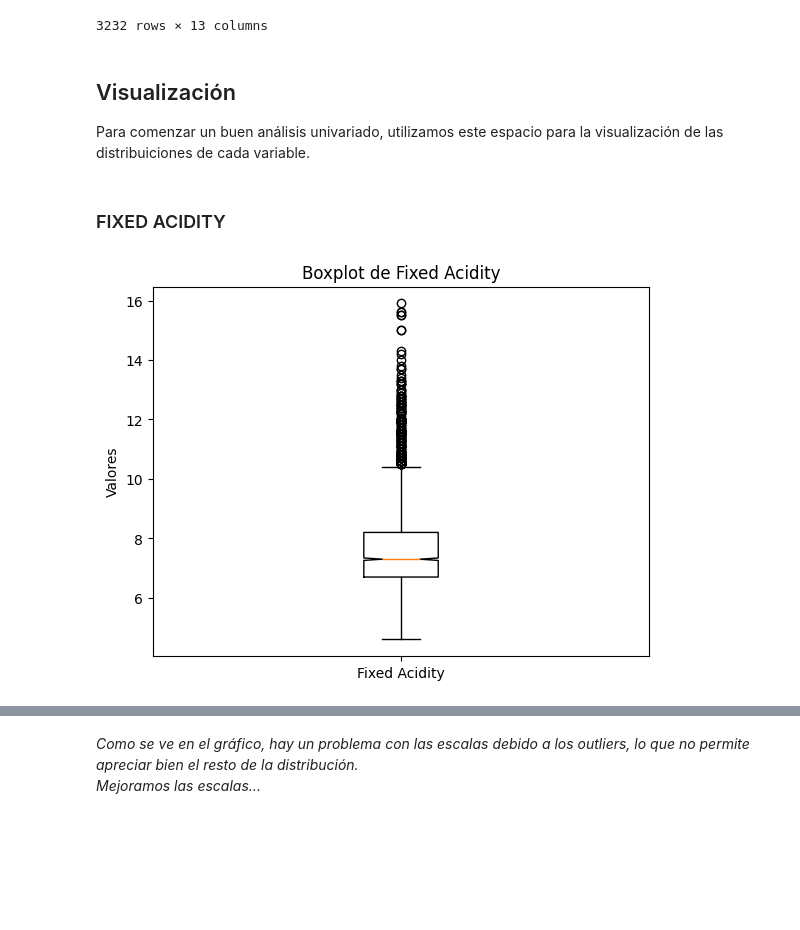
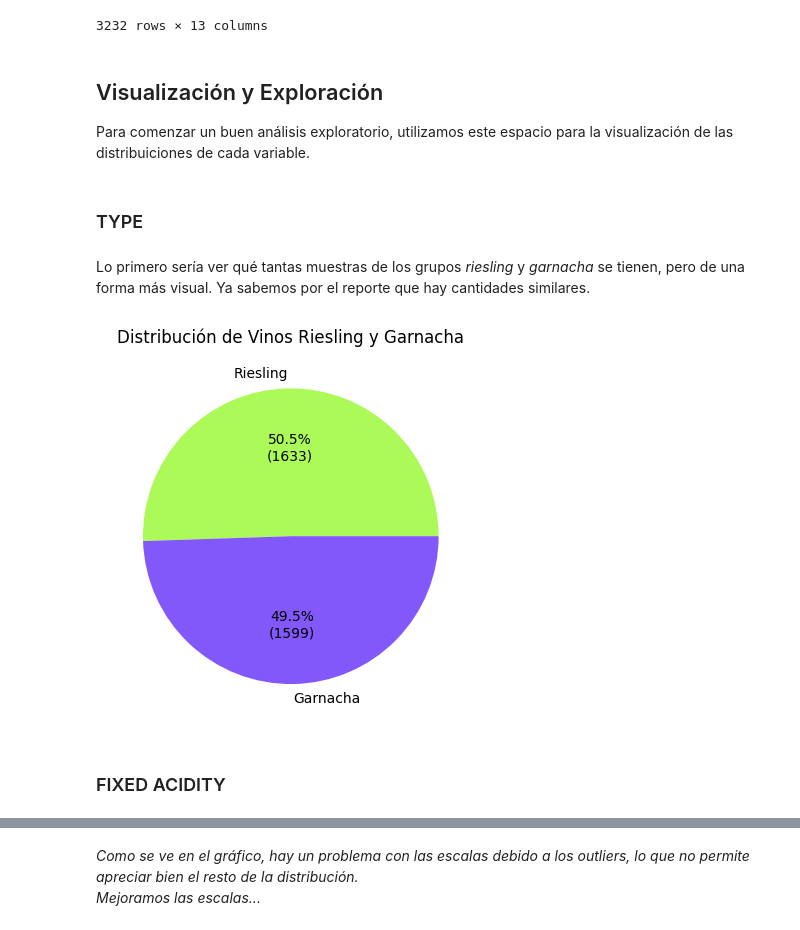
Before and after one commit to Matias914/Wine-Quality-Analysis, a Jupyter notebook: notebook_tpe.ipynb, the cells around one changed output, grey strips where cells are left out. Cells and saved outputs as stored; diff of their text form; code cells hidden in the pictures; blank space fills up the shorter version.

```diff
--- a/notebook_tpe.ipynb
+++ b/notebook_tpe.ipynb
@@ -581,19 +581,34 @@ preprocessed_ds
 | 3231 | 6.0 | 0.310 | 0.47 | 3.6 | 0.067 | 18.0 | ... |
 3232 rows × 13 columns
 # %% [markdown]
-## Visualización
+## Visualización y Exploración
 
 
-Para comenzar un buen análisis univariado, utilizamos este espacio para la visualización de las distribuiciones de cada variable.
+Para comenzar un buen análisis exploratorio, utilizamos este espacio para la visualización de las distribuiciones de cada variable.
+# %% [markdown]
+### TYPE
+# %% [markdown]
+Lo primero sería ver qué tantas muestras de los grupos _riesling_ y _garnacha_ se tienen, pero de una forma más visual. Ya sabemos por el reporte que hay cantidades similares.
+# %%
+import seaborn as sns
+import matplotlib.pyplot as plt
+
+# Se guardan los valores de Riesling y Garnacha
+type_couts = preprocessed_ds['is_riesling'].value_counts()
+
+def autopct_func(pct, allvals):
+    absolute = int(round(pct/100.*sum(allvals)))
+    return f'{pct:.1f}%\n({absolute})'
+
+# Se crea el gráfico de torta
+plt.pie(type_couts, labels=['Riesling', 'Garnacha'], autopct=lambda pct: autopct_func(pct, type_couts), colors=['#ACFA58', '#8258FA'])
+
+# Se agrega un título al gráfico
+plt.title('Distribución de Vinos Riesling y Garnacha')
+
+# Se muestran los gráficos
+plt.show()
+# %% [output]
+[figure, added]
 # %% [markdown]
 ### FIXED ACIDITY
-# %%
-import matplotlib.pyplot as plt
-
-plt.boxplot(preprocessed_ds['fixed acidity'], notch=True)
-plt.title(f'Boxplot de Fixed Acidity')
-plt.xticks([1], ['Fixed Acidity'])
-plt.ylabel('Valores')
-plt.show()
-# %% [output]
-[figure, removed]
```
Also changed, not shown: parts of 32 cells of this notebook.
